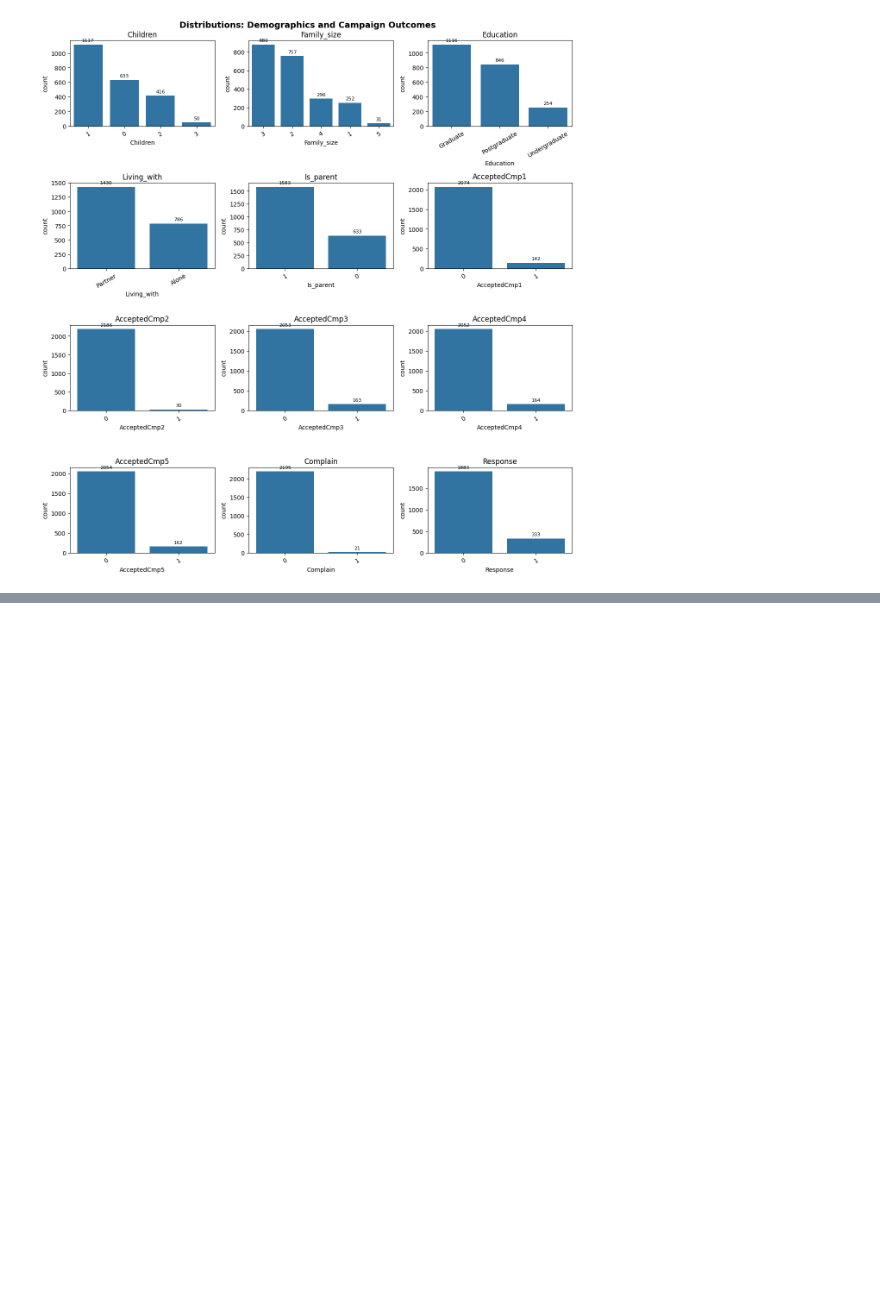
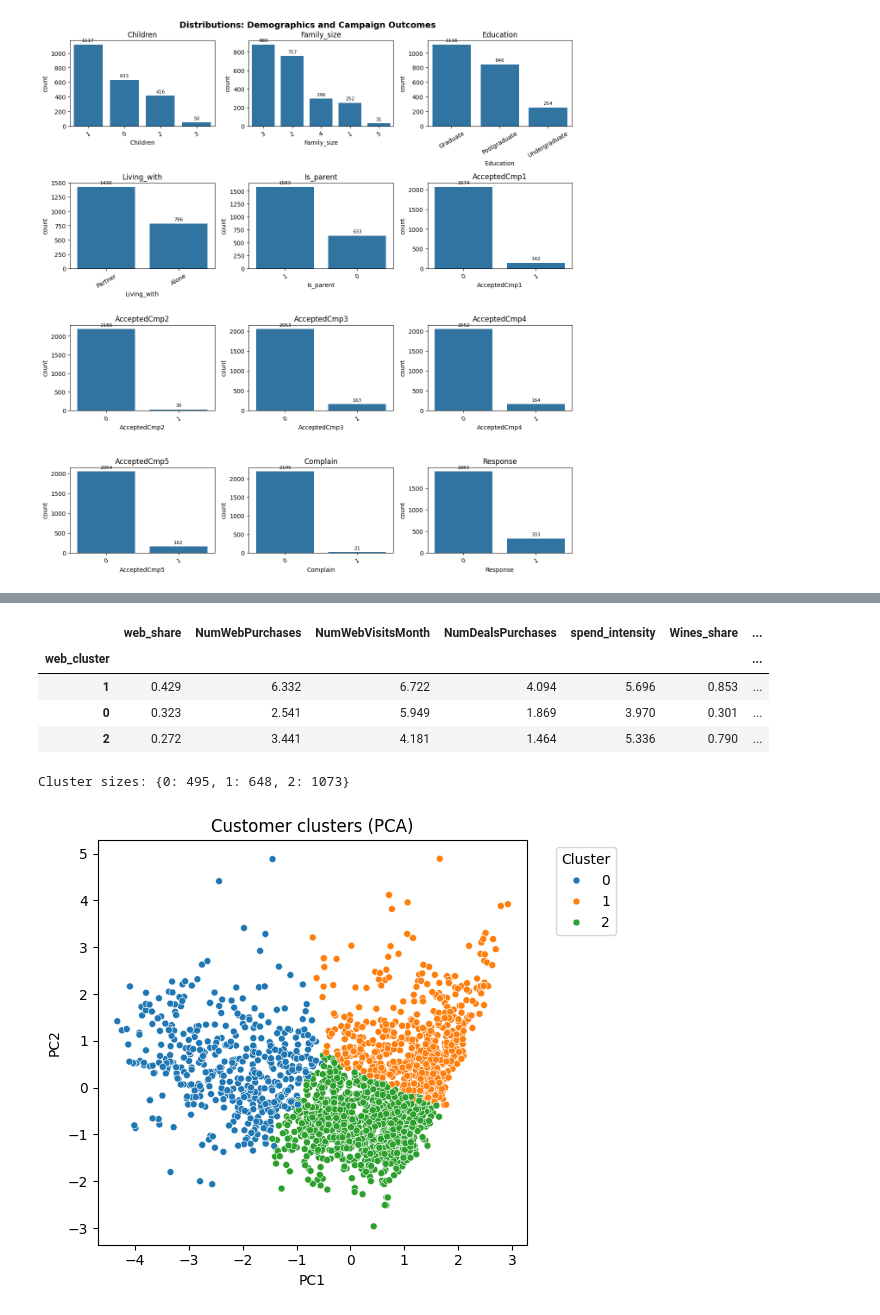
Before and after one commit to jkyamaguchi/ReDI-AI, a Jupyter notebook: Project/customer_segmentation.ipynb, the cells around one changed output, grey strips where cells are left out. Cells and saved outputs as stored; diff of their text form; code cells hidden in the pictures; blank space fills up the shorter version.

```diff
--- a/Project/customer_segmentation.ipynb
+++ b/Project/customer_segmentation.ipynb
@@ -614,0 +638,72 @@ plot_mixed_grid(df, mixed_cols, ncols=3, title='Distributions: Demographics and
+# %%
+from sklearn.preprocessing import RobustScaler
+from sklearn.cluster import KMeans
+from sklearn.metrics import silhouette_score
+from sklearn.decomposition import PCA
+
+# 1) Feature engineering
+spend_cols4 = ['Wines','Fruits','Fish','Sweets']
+spend4 = df[spend_cols4].sum(axis=1)
+eps = 1e-9
+
+for c in spend_cols4:
+    df[f'{c}_share'] = df[c] / (spend4 + eps)
+
+df['spend_intensity'] = np.log1p(spend4)
+
+total_purchases = (df['NumWebPurchases']
+                   + df['NumStorePurchases']
+                   + df['NumCatalogPurchases'])
+df['web_share'] = np.where(total_purchases > 0,
+                           df['NumWebPurchases'] / total_purchases, 0.0)
+
+# 2) Final feature set focused on web growth
+cluster_features = [
+    'spend_intensity',
+    'Wines_share','Fruits_share','Fish_share','Sweets_share',
+    'NumWebPurchases','NumWebVisitsMonth','web_share',
+    'NumDealsPurchases'
+]
+
+X = df[cluster_features].fillna(0)
+
+# 3) Scale (robust to outliers)
+scaler = RobustScaler()
+X_scaled = scaler.fit_transform(X)
+
+# 4) Choose k using silhouette
+k_range = range(3, 8)
+scores = {}
+best_k, best_score = None, -1
+for k in k_range:
+    km = KMeans(n_clusters=k, n_init='auto', random_state=42)
+    labels = km.fit_predict(X_scaled)
+    score = silhouette_score(X_scaled, labels)
+    scores[k] = score
+    if score > best_score:
+        best_k, best_score, best_model = k, score, km
+
+print("Silhouette by k:", {k: round(v, 3) for k, v in scores.items()})
+print(f"Chosen k={best_k} with silhouette={best_score:.3f}")
+
+# 5) Fit final model and attach labels
+df['web_cluster'] = best_model.predict(X_scaled)
+
+# 6) Quick profiling of clusters
+profile_cols = [
+    'web_share','NumWebPurchases','NumWebVisitsMonth','NumDealsPurchases',
+    'spend_intensity','Wines_share','Fruits_share','Fish_share','Sweets_share'
+]
+cluster_profile = df.groupby('web_cluster')[profile_cols].mean().sort_values('web_share', ascending=False)
+display(cluster_profile.round(3))
+print("Cluster sizes:", df['web_cluster'].value_counts().sort_index().to_dict())
+
+# 7) 2D visualization (PCA)
+pca = PCA(n_components=2, random_state=42)
+X_2d = pca.fit_transform(X_scaled)
+plt.figure(figsize=(6,5))
+sns.scatterplot(x=X_2d[:,0], y=X_2d[:,1], hue=df['web_cluster'], palette='tab10', s=25)
+plt.title('Customer clusters (PCA)')
+plt.xlabel('PC1'); plt.ylabel('PC2'); plt.legend(title='Cluster', bbox_to_anchor=(1.05, 1), loc='upper left')
+plt.tight_layout(); plt.show()
+# %% [output]
@@ -614,0 +712,7 @@ plot_mixed_grid(df, mixed_cols, ncols=3, title='Distributions: Demographics and
+|  | web_share | NumWebPurchases | NumWebVisitsMonth | NumDealsPurchases | spend_intensity | Wines_share | ... |
+| web_cluster |  |  |  |  |  |  | ... |
+| 1 | 0.429 | 6.332 | 6.722 | 4.094 | 5.696 | 0.853 | ... |
+| 0 | 0.323 | 2.541 | 5.949 | 1.869 | 3.970 | 0.301 | ... |
+| 2 | 0.272 | 3.441 | 4.181 | 1.464 | 5.336 | 0.790 | ... |
+Cluster sizes: {0: 495, 1: 648, 2: 1073}
+[figure, added]
```
Also changed, not shown: parts of 5 cells of this notebook.
